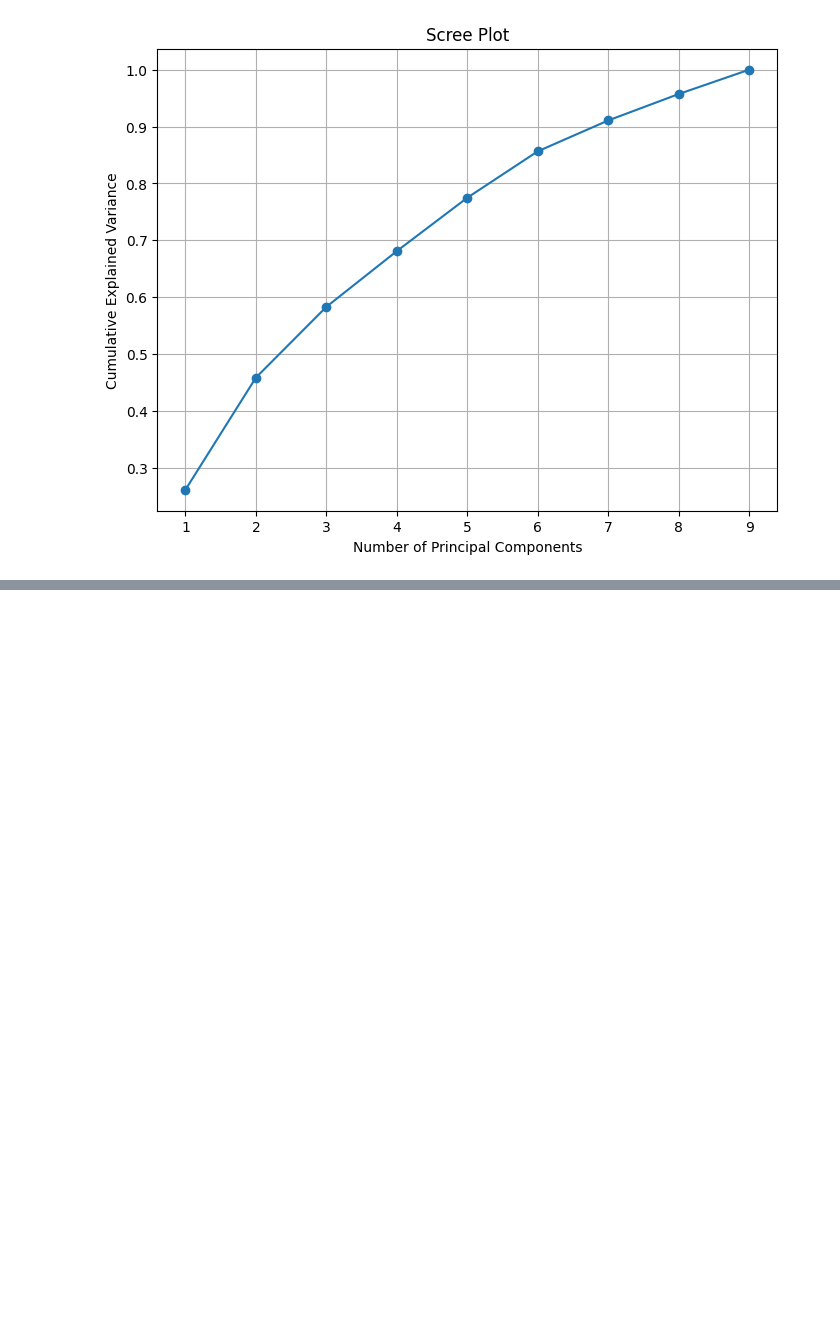
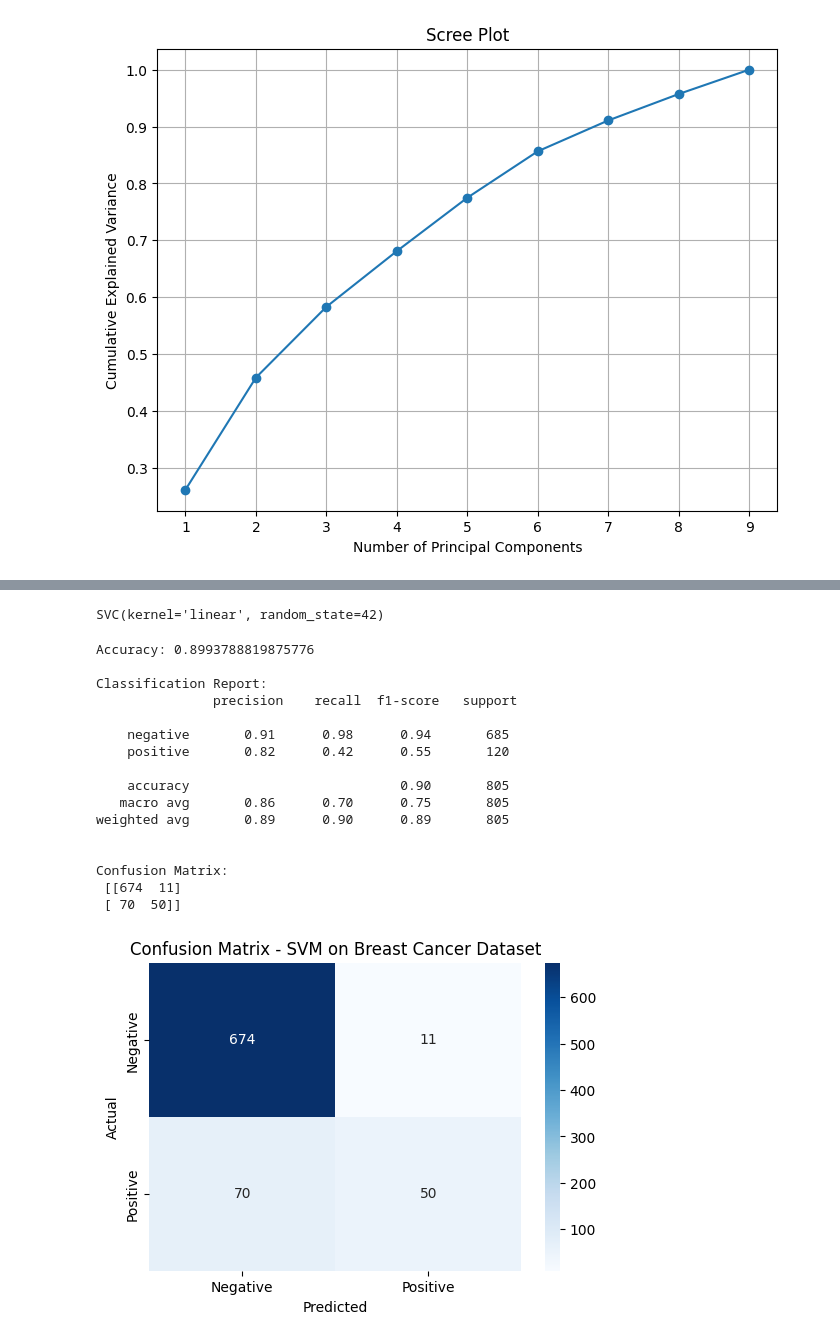
Before and after one commit to SaiKoushik1825/Machine-Learning, a Jupyter notebook: MLlab.ipynb, the cells around one changed output, grey strips where cells are left out. Cells and saved outputs as stored; diff of their text form; code cells hidden in the pictures; blank space fills up the shorter version.

```diff
--- a/MLlab.ipynb
+++ b/MLlab.ipynb
@@ -1345,0 +1598,63 @@ Number of PCs explaining >80% variance: 6
+# %%
+# Encode categorical target column ("status")
+le = LabelEncoder()
+dfc["Status"] = le.fit_transform(dfc["Status"])
+# "negative" -> 0, "positive" -> 1
+# %%
+# Define features (X) and target (y)
+X = dfc.drop("Status", axis=1)
+y = dfc["Status"]
+# %%
+# train-test split
+X_train, X_test, y_train, y_test = train_test_split(
+    X, y, test_size=0.2, random_state=42
+)
+# Encode categorical columns if any
+label_encoders = {}
+for col in X_train.columns:
+    if X_train[col].dtype == "object":
+        le = LabelEncoder()
+        X_train[col] = le.fit_transform(X_train[col])
+        X_test[col] = le.transform(X_test[col])
+        label_encoders[col] = le
+
+# Train SVM model (linear kernel)
+svc = SVC(kernel="linear", random_state=42)
+svc.fit(X_train, y_train)
+# %% [output]
+SVC(kernel='linear', random_state=42)
+# %%
+# Predictions
+y_pred = svc.predict(X_test)
+
+# Evaluation
+print("Accuracy:", accuracy_score(y_test, y_pred))
+print("\nClassification Report:\n", classification_report(y_test, y_pred, target_names=["negative","positive"]))
+print("\nConfusion Matrix:\n", confusion_matrix(y_test, y_pred))
+
+# Plot confusion matrix heatmap
+plt.figure(figsize=(6,4))
+sns.heatmap(confusion_matrix(y_test, y_pred), annot=True, fmt="d", cmap="Blues",
+            xticklabels=["Negative", "Positive"], yticklabels=["Negative", "Positive"])
+plt.xlabel("Predicted")
+plt.ylabel("Actual")
+plt.title("Confusion Matrix - SVM on Breast Cancer Dataset")
+plt.show()
+# %% [output]
+Accuracy: 0.8993788819875776
+
+Classification Report:
+               precision    recall  f1-score   support
+
+    negative       0.91      0.98      0.94       685
+    positive       0.82      0.42      0.55       120
+
+    accuracy                           0.90       805
+   macro avg       0.86      0.70      0.75       805
+weighted avg       0.89      0.90      0.89       805
+
+
+Confusion Matrix:
+ [[674  11]
+ [ 70  50]]
+[figure, added]
```
Also changed, not shown: parts of 25 cells of this notebook.
